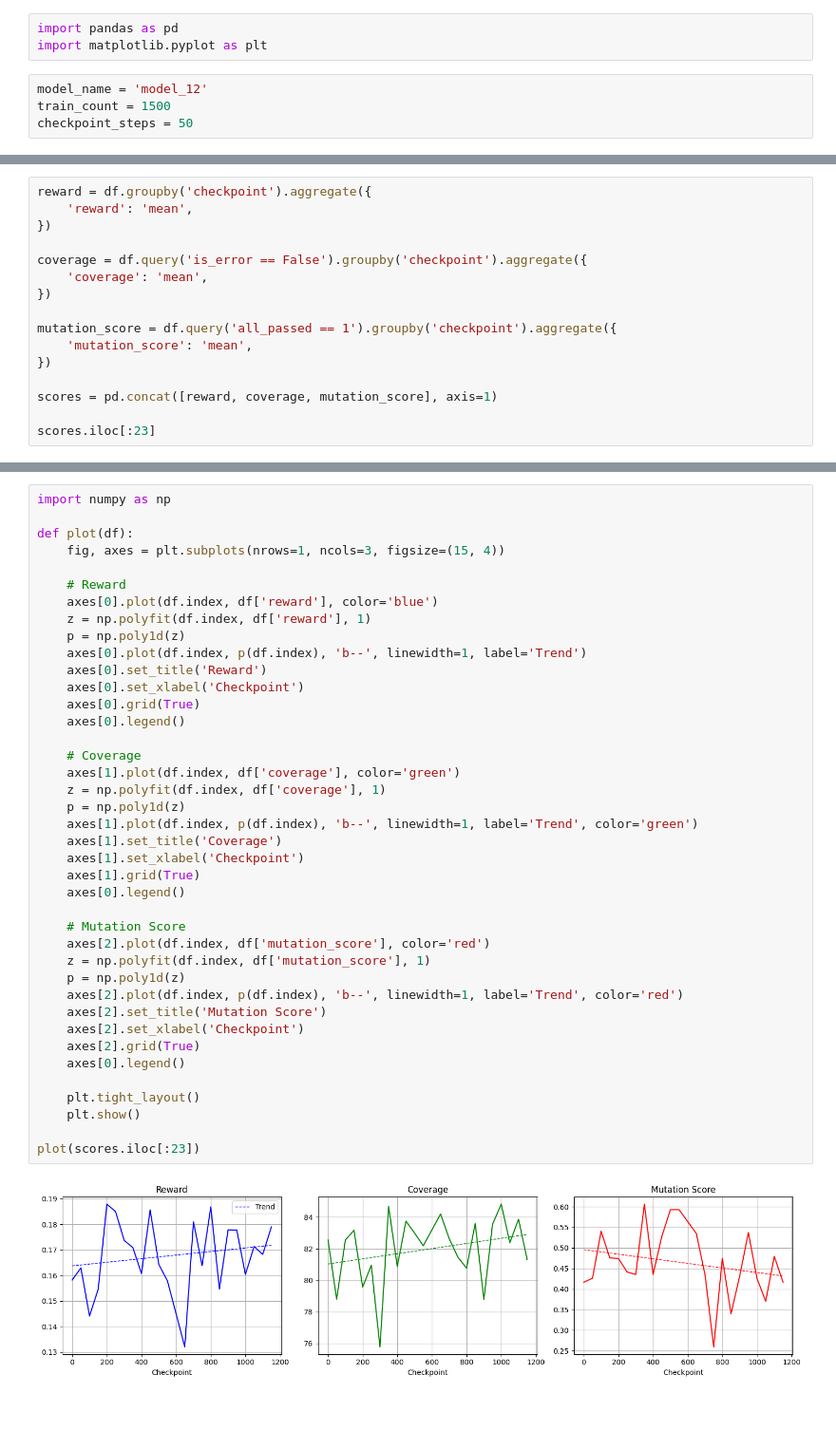
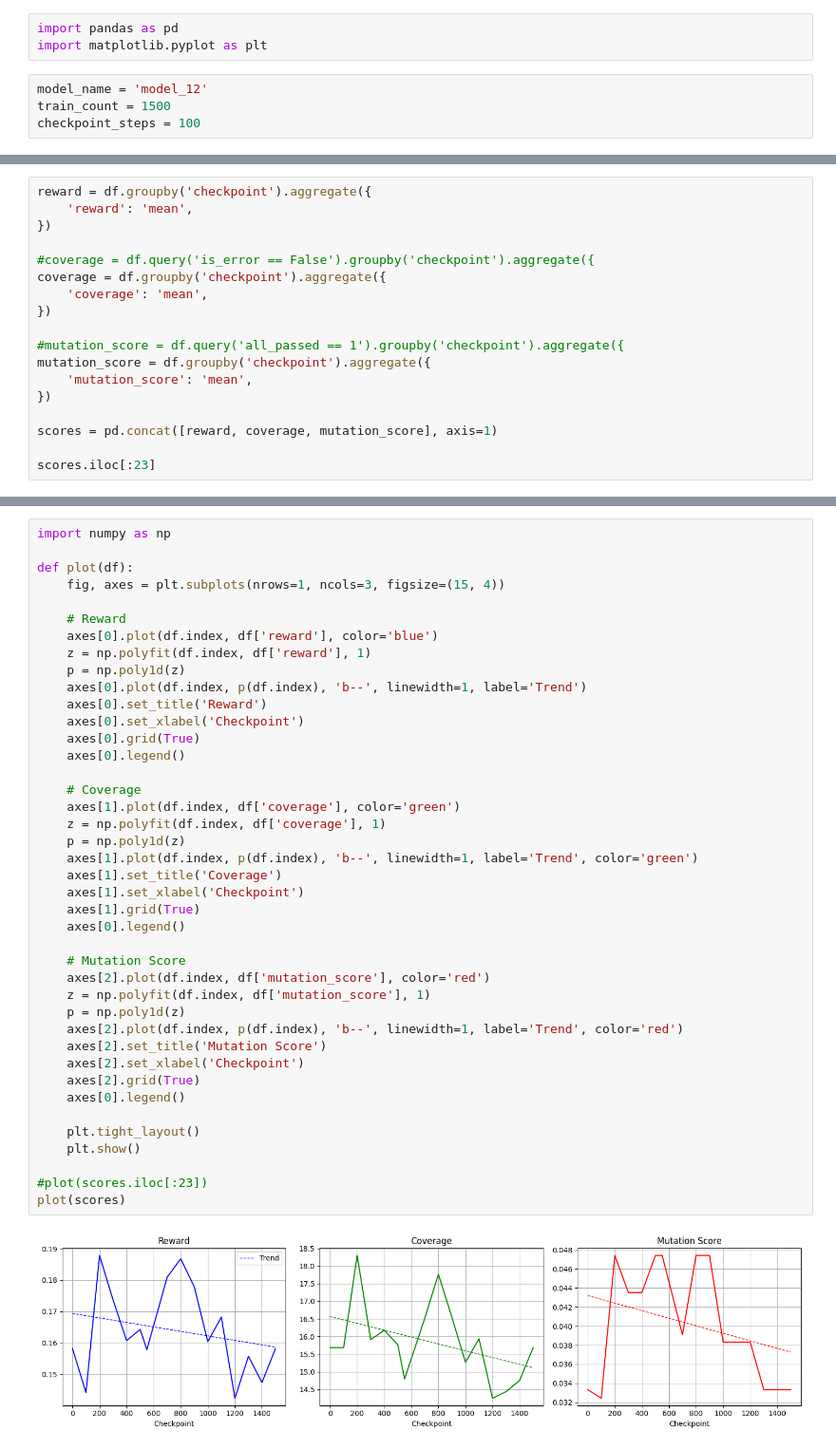
Before and after one commit to djvue/vkr, a Jupyter notebook: train_analyzer.ipynb, the cells around one changed output, grey strips where cells are left out. Shown: that part at 95% size. Drawn from its saved outputs; the diff is of its cells as text; blank space fills up the shorter version.

Commit message:
generate & score script

```diff
--- a/train_analyzer.ipynb
+++ b/train_analyzer.ipynb
@@ -4,7 +4,7 @@ import matplotlib.pyplot as plt
 # %%
 model_name = 'model_12'
 train_count = 1500
-checkpoint_steps = 50
+checkpoint_steps = 100
 # %%
 df = None
 
@@ -49,11 +49,13 @@ reward = df.groupby('checkpoint').aggregate({
     'reward': 'mean',
 })
 
-coverage = df.query('is_error == False').groupby('checkpoint').aggregate({
+#coverage = df.query('is_error == False').groupby('checkpoint').aggregate({
+coverage = df.groupby('checkpoint').aggregate({
     'coverage': 'mean',
 })
 
-mutation_score = df.query('all_passed == 1').groupby('checkpoint').aggregate({
+#mutation_score = df.query('all_passed == 1').groupby('checkpoint').aggregate({
+mutation_score = df.groupby('checkpoint').aggregate({
     'mutation_score': 'mean',
 })
 
@@ -92,32 +94,33 @@ def plot(df):
     axes[0].plot(df.index, p(df.index), 'b--', linewidth=1, label='Trend')
     axes[0].set_title('Reward')
     axes[0].set_xlabel('Checkpoint')
     axes[0].grid(True)
     axes[0].legend()
 
     # Coverage
     axes[1].plot(df.index, df['coverage'], color='green')
     z = np.polyfit(df.index, df['coverage'], 1)
     p = np.poly1d(z)
     axes[1].plot(df.index, p(df.index), 'b--', linewidth=1, label='Trend', color='green')
     axes[1].set_title('Coverage')
     axes[1].set_xlabel('Checkpoint')
     axes[1].grid(True)
     axes[0].legend()
 
     # Mutation Score
     axes[2].plot(df.index, df['mutation_score'], color='red')
     z = np.polyfit(df.index, df['mutation_score'], 1)
     p = np.poly1d(z)
     axes[2].plot(df.index, p(df.index), 'b--', linewidth=1, label='Trend', color='red')
     axes[2].set_title('Mutation Score')
     axes[2].set_xlabel('Checkpoint')
     axes[2].grid(True)
     axes[0].legend()
 
     plt.tight_layout()
     plt.show()
 
-plot(scores.iloc[:23])
+#plot(scores.iloc[:23])
+plot(scores)
 # %% [output]
-[figure, old version]
+[figure, new version]
```
Also changed, not shown: parts of 2 cells of this notebook, 1 other file.
